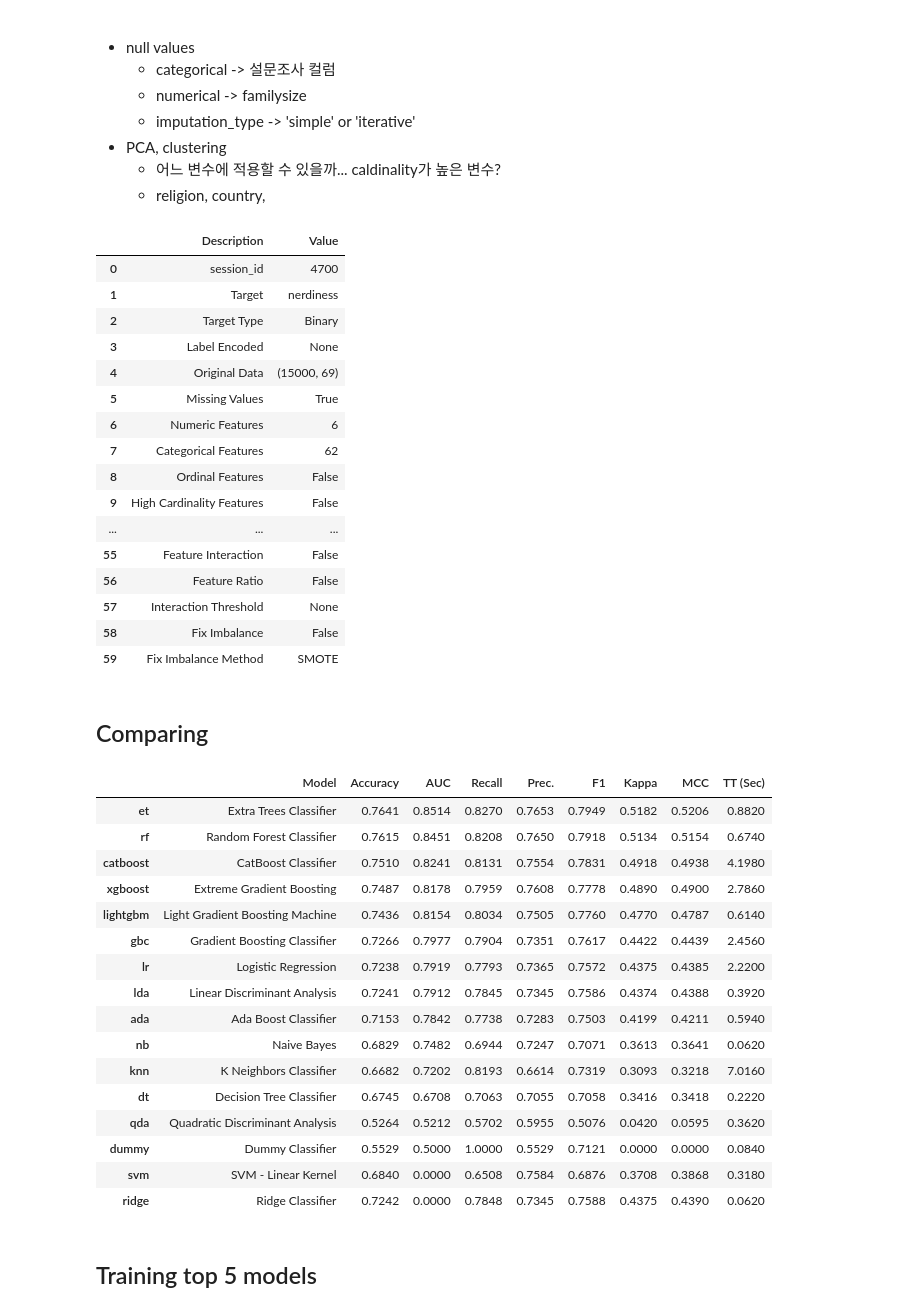
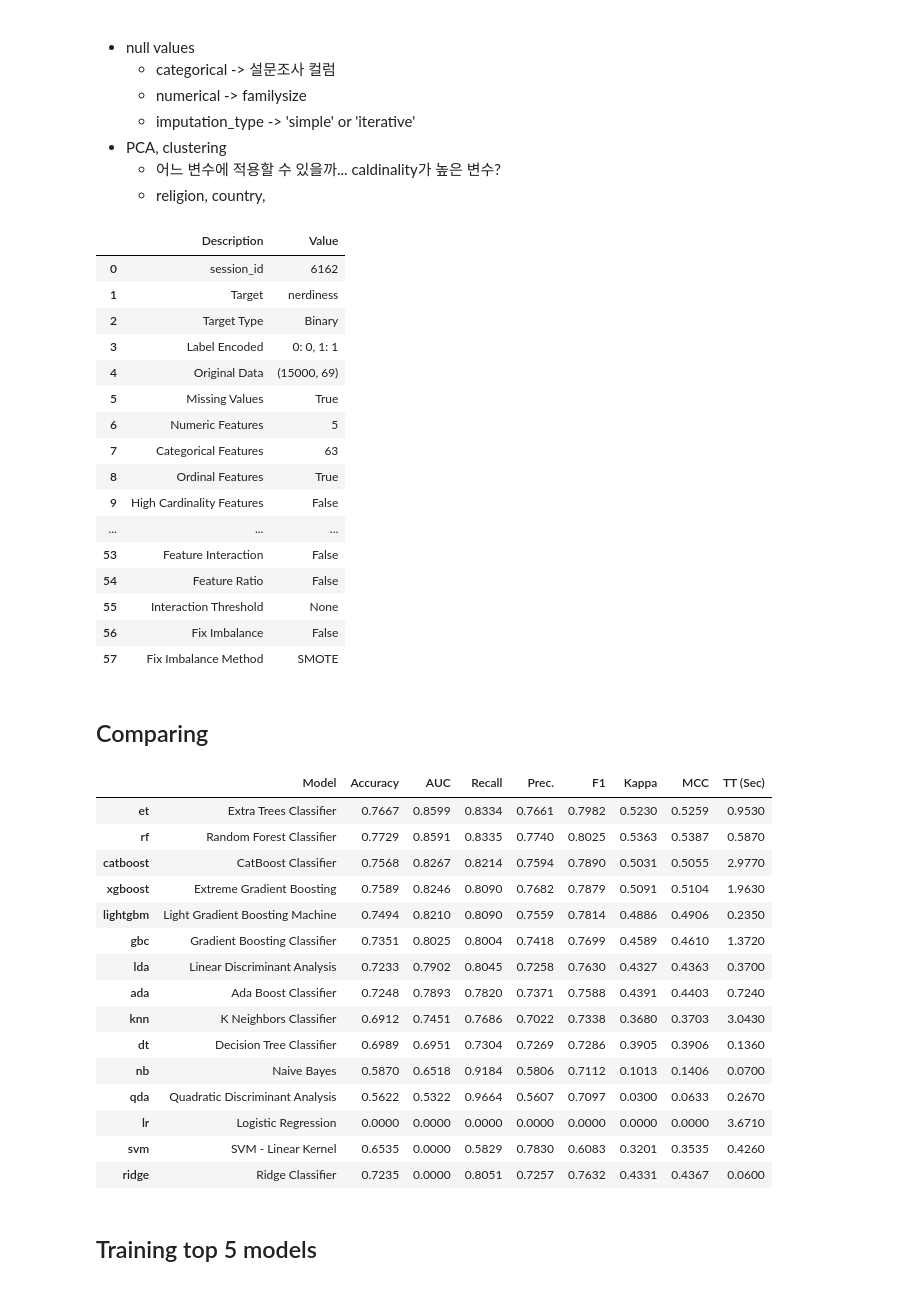
Before and after one commit to Bae-hong-seob/Dacon-SWuniversity-competition, a Jupyter notebook: Dolphin/test_pycaret1.ipynb, the cells around one changed output. Saved outputs shown, nothing was run; the diff lists cells and outputs as text; code cells hidden in the pictures.

```diff
--- a/Dolphin/test_pycaret1.ipynb
+++ b/Dolphin/test_pycaret1.ipynb
@@ -266,14 +288,24 @@ from pycaret.classification import *
 from time import time
 # %%
 # Setup Environment
-cat_cols = input_data.iloc[:, 27:28].columns.values.tolist() + input_data.iloc[:, 56:60].columns.values.tolist() + input_data.iloc[:, 61:66].columns.values.tolist() + input_data.iloc[:, 67:28].columns.values.tolist()
+cat_cols = input_data.iloc[:, 26:27].columns.values.tolist() + input_data.iloc[:, 56:60].columns.values.tolist() + input_data.iloc[:, 61:66].columns.values.tolist() + input_data.iloc[:, 67:68].columns.values.tolist()
 num_cols = input_data.iloc[:, 27:30].columns.values.tolist() + input_data.iloc[:, 66:67].columns.values.tolist()
-ord_cols = input_data.iloc[:, :26].columns.values.tolist() + input_data.iloc[:, 30:56].columns.values.tolist() + input_data.iloc[:, 60:61].columns.values.tolist()
+ord_cols = input_data.iloc[:, :26].columns.values.tolist() + input_data.iloc[:, 30:40].columns.values.tolist() + input_data.iloc[:, 60:61].columns.values.tolist()
+ord_dict = {}
+for col in ord_cols :
+    unique_list = input_data[col].unique()
+    unique_list = sorted(unique_list[~pd.isnull(unique_list)])
+    ord_dict[col] = unique_list
 
 clf = setup(data = input_data,
             target = 'nerdiness',
             categorical_features = cat_cols,
             numeric_features = num_cols,
+            ordinal_features = ord_dict,
+            #high_cardinality_features = ['country', 'religion'],
+            #high_cardinality_method = 'clustering',
+            handle_unknown_categorical = True,
+            data_split_stratify = True,
             normalize = True,
             normalize_method = 'zscore',
             imputation_type='iterative',
@@ -281,45 +313,44 @@ clf = setup(data = input_data,
             # train_size = 0.7 is defualt!!!
 # %% [output]
 |  | Description | Value |
-| 0 | session_id | 4700 |
+| 0 | session_id | 6162 |
 | 1 | Target | nerdiness |
 | 2 | Target Type | Binary |
-| 3 | Label Encoded | None |
+| 3 | Label Encoded | 0: 0, 1: 1 |
 | 4 | Original Data | (15000, 69) |
 | 5 | Missing Values | True |
-| 6 | Numeric Features | 6 |
-| 7 | Categorical Features | 62 |
-| 8 | Ordinal Features | False |
+| 6 | Numeric Features | 5 |
+| 7 | Categorical Features | 63 |
+| 8 | Ordinal Features | True |
 | 9 | High Cardinality Features | False |
 | ... | ... | ... |
-| 55 | Feature Interaction | False |
-| 56 | Feature Ratio | False |
-| 57 | Interaction Threshold | None |
-| 58 | Fix Imbalance | False |
-| 59 | Fix Imbalance Method | SMOTE |
+| 53 | Feature Interaction | False |
+| 54 | Feature Ratio | False |
+| 55 | Interaction Threshold | None |
+| 56 | Fix Imbalance | False |
+| 57 | Fix Imbalance Method | SMOTE |
 # %% [markdown]
 ## Comparing
 # %%
 # et, rf, cat, xgb, lgbm
-top5 = compare_models(sort='AUC', n_select=5, fold=5)
+top5 = compare_models(sort='AUC', n_select=5, fold=10)
 # %% [output]
 |  | Model | Accuracy | AUC | Recall | Prec. | F1 | Kappa | MCC | TT (Sec) |
-| et | Extra Trees Classifier | 0.7641 | 0.8514 | 0.8270 | 0.7653 | 0.7949 | 0.5182 | 0.5206 | 0.8820 |
-| rf | Random Forest Classifier | 0.7615 | 0.8451 | 0.8208 | 0.7650 | 0.7918 | 0.5134 | 0.5154 | 0.6740 |
-| catboost | CatBoost Classifier | 0.7510 | 0.8241 | 0.8131 | 0.7554 | 0.7831 | 0.4918 | 0.4938 | 4.1980 |
-| xgboost | Extreme Gradient Boosting | 0.7487 | 0.8178 | 0.7959 | 0.7608 | 0.7778 | 0.4890 | 0.4900 | 2.7860 |
-| lightgbm | Light Gradient Boosting Machine | 0.7436 | 0.8154 | 0.8034 | 0.7505 | 0.7760 | 0.4770 | 0.4787 | 0.6140 |
-| gbc | Gradient Boosting Classifier | 0.7266 | 0.7977 | 0.7904 | 0.7351 | 0.7617 | 0.4422 | 0.4439 | 2.4560 |
-| lr | Logistic Regression | 0.7238 | 0.7919 | 0.7793 | 0.7365 | 0.7572 | 0.4375 | 0.4385 | 2.2200 |
-| lda | Linear Discriminant Analysis | 0.7241 | 0.7912 | 0.7845 | 0.7345 | 0.7586 | 0.4374 | 0.4388 | 0.3920 |
-| ada | Ada Boost Classifier | 0.7153 | 0.7842 | 0.7738 | 0.7283 | 0.7503 | 0.4199 | 0.4211 | 0.5940 |
-| nb | Naive Bayes | 0.6829 | 0.7482 | 0.6944 | 0.7247 | 0.7071 | 0.3613 | 0.3641 | 0.0620 |
-| knn | K Neighbors Classifier | 0.6682 | 0.7202 | 0.8193 | 0.6614 | 0.7319 | 0.3093 | 0.3218 | 7.0160 |
-| dt | Decision Tree Classifier | 0.6745 | 0.6708 | 0.7063 | 0.7055 | 0.7058 | 0.3416 | 0.3418 | 0.2220 |
-| qda | Quadratic Discriminant Analysis | 0.5264 | 0.5212 | 0.5702 | 0.5955 | 0.5076 | 0.0420 | 0.0595 | 0.3620 |
-| dummy | Dummy Classifier | 0.5529 | 0.5000 | 1.0000 | 0.5529 | 0.7121 | 0.0000 | 0.0000 | 0.0840 |
-| svm | SVM - Linear Kernel | 0.6840 | 0.0000 | 0.6508 | 0.7584 | 0.6876 | 0.3708 | 0.3868 | 0.3180 |
-| ridge | Ridge Classifier | 0.7242 | 0.0000 | 0.7848 | 0.7345 | 0.7588 | 0.4375 | 0.4390 | 0.0620 |
+| et | Extra Trees Classifier | 0.7667 | 0.8599 | 0.8334 | 0.7661 | 0.7982 | 0.5230 | 0.5259 | 0.9530 |
+| rf | Random Forest Classifier | 0.7729 | 0.8591 | 0.8335 | 0.7740 | 0.8025 | 0.5363 | 0.5387 | 0.5870 |
+| catboost | CatBoost Classifier | 0.7568 | 0.8267 | 0.8214 | 0.7594 | 0.7890 | 0.5031 | 0.5055 | 2.9770 |
+| xgboost | Extreme Gradient Boosting | 0.7589 | 0.8246 | 0.8090 | 0.7682 | 0.7879 | 0.5091 | 0.5104 | 1.9630 |
+| lightgbm | Light Gradient Boosting Machine | 0.7494 | 0.8210 | 0.8090 | 0.7559 | 0.7814 | 0.4886 | 0.4906 | 0.2350 |
+| gbc | Gradient Boosting Classifier | 0.7351 | 0.8025 | 0.8004 | 0.7418 | 0.7699 | 0.4589 | 0.4610 | 1.3720 |
+| lda | Linear Discriminant Analysis | 0.7233 | 0.7902 | 0.8045 | 0.7258 | 0.7630 | 0.4327 | 0.4363 | 0.3700 |
+| ada | Ada Boost Classifier | 0.7248 | 0.7893 | 0.7820 | 0.7371 | 0.7588 | 0.4391 | 0.4403 | 0.7240 |
+| knn | K Neighbors Classifier | 0.6912 | 0.7451 | 0.7686 | 0.7022 | 0.7338 | 0.3680 | 0.3703 | 3.0430 |
+| dt | Decision Tree Classifier | 0.6989 | 0.6951 | 0.7304 | 0.7269 | 0.7286 | 0.3905 | 0.3906 | 0.1360 |
+| nb | Naive Bayes | 0.5870 | 0.6518 | 0.9184 | 0.5806 | 0.7112 | 0.1013 | 0.1406 | 0.0700 |
+| qda | Quadratic Discriminant Analysis | 0.5622 | 0.5322 | 0.9664 | 0.5607 | 0.7097 | 0.0300 | 0.0633 | 0.2670 |
+| lr | Logistic Regression | 0.0000 | 0.0000 | 0.0000 | 0.0000 | 0.0000 | 0.0000 | 0.0000 | 3.6710 |
+| svm | SVM - Linear Kernel | 0.6535 | 0.0000 | 0.5829 | 0.7830 | 0.6083 | 0.3201 | 0.3535 | 0.4260 |
+| ridge | Ridge Classifier | 0.7235 | 0.0000 | 0.8051 | 0.7257 | 0.7632 | 0.4331 | 0.4367 | 0.0600 |
 # %% [markdown]
 ## Training top 5 models
 # %%
```
Also changed, not shown: parts of 22 cells of this notebook, 4 other files.
